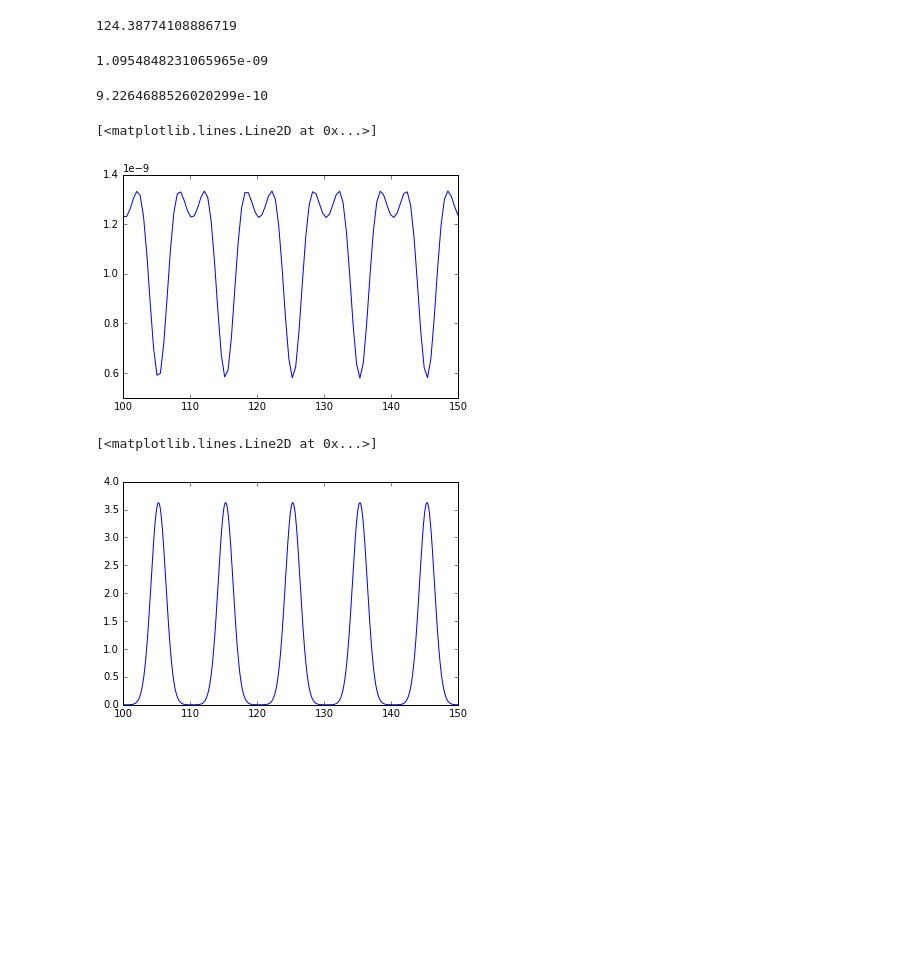
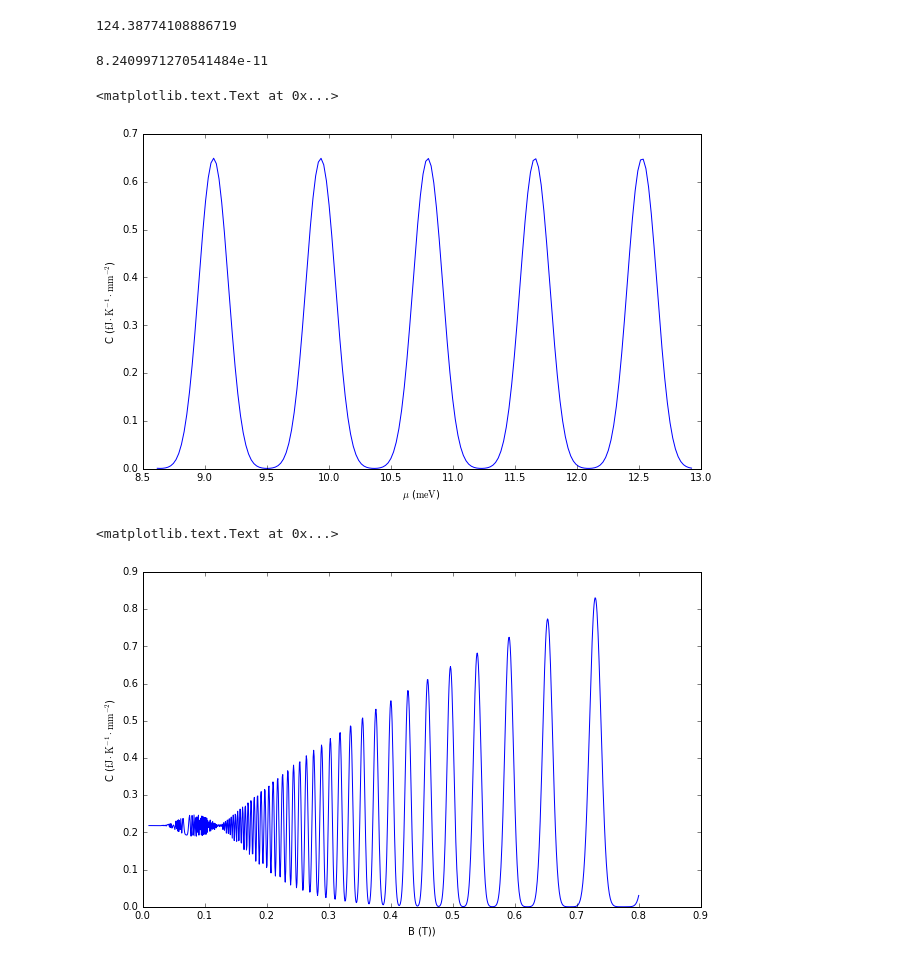
Before and after one commit to ben741/non-interacting-2DEG, a Jupyter notebook: demo.ipynb, the cells around one changed output. Saved outputs shown, nothing was run; the diff lists cells and outputs as text; code cells hidden in the pictures; blank space fills up the shorter version.

```diff
--- a/demo.ipynb
+++ b/demo.ipynb
@@ -10,6 +10,7 @@ from __future__ import division
 from calculate_from_DOS import *
 import numpy as np
 import matplotlib.pyplot as plt
+plt.rcParams['figure.figsize'] = (10, 6)
 # %% [markdown]
 ## Preamble and basic values
 
@@ -109,8 +110,9 @@ To perform calculations in a magnetic field, we must first generate a DOS with L
 # %%
 B = 0.5
 tau_q = 10e-12
-dens_B = generate_DOS(eps, B, tau_q)
-plt.plot (eps, dens_B)
+eps_B = np.linspace(0, 200, 10000)
+eps_B, dens_B = generate_DOS(B, tau_q, eps=eps_B)
+plt.plot (eps_B, dens_B)
 plt.xlabel (r'$\epsilon$ (K)')
 plt.ylabel ('reduced DOS')
 # %% [output]
@@ -130,23 +125,17 @@ get_mu_at_T (eps, dens, 1, n_e)
 # %% [output]
 124.38774108886719
 # %%
-k_b * specific_heat(eps, dens, 1, n_e = 3.05e15)
+k_b * specific_heat([eps, dens], 1, n_e = 3.05e15)
-# %% [output]
-1.0954848231065965e-09
 # %%
-k_b * specific_heat(eps, dens_B, 1, mu = 1)
+k_b * specific_heat([eps, dens_B], 1, mu = 1)
 # %% [output]
-9.2264688526020299e-10
+8.2409971270541484e-11
 # %%
-mu_arr_B = np.linspace (100, 150, 100)
-C_arr_B = np.array([specific_heat(eps, dens_B, 1.0, mu, dT_frac = 0.001) for mu in mu_arr_B])
-plt.plot (mu_arr_B, k_b * C_arr_B)
+mu_arr_B = np.linspace (100, 150, 200)
+C_arr_B = np.array([specific_heat([eps_B, dens_B], 0.2, mu, dT_frac = 0.001) for mu in mu_arr_B])
+plt.plot (mu_arr_B * k_b / q_e * 1e3, k_b * C_arr_B *1e-6 * 1e15)
+plt.xlabel (r'$\mu$ ($ \rm meV$)')
+plt.ylabel (r'C ($\rm fJ\cdot K^{-1} \cdot mm^{-2}$)')
 # %% [output]
-[<matplotlib.lines.Line2D at 0x...>]
+<matplotlib.text.Text at 0x...>
-[figure, old version]
+[figure, new version]
-# %%
-sub = (eps > 100) * (eps < 150)
-plt.plot (eps[sub], dens_B[sub])
-# %% [output]
-[<matplotlib.lines.Line2D at 0x...>]
-[figure, removed]
@@ -152,0 +147,7 @@ plt.plot (eps[sub], dens_B[sub])
+# %%
+plt.plot (B_arr, k_b * C_arr_B *1e-6 * 1e15)
+plt.xlabel (r'B (T))')
+plt.ylabel (r'C ($\rm fJ\cdot K^{-1} \cdot mm^{-2}$)')
+# %% [output]
+<matplotlib.text.Text at 0x...>
+[figure, added]
```
Also changed, not shown: parts of 10 cells of this notebook, 1 other file.
